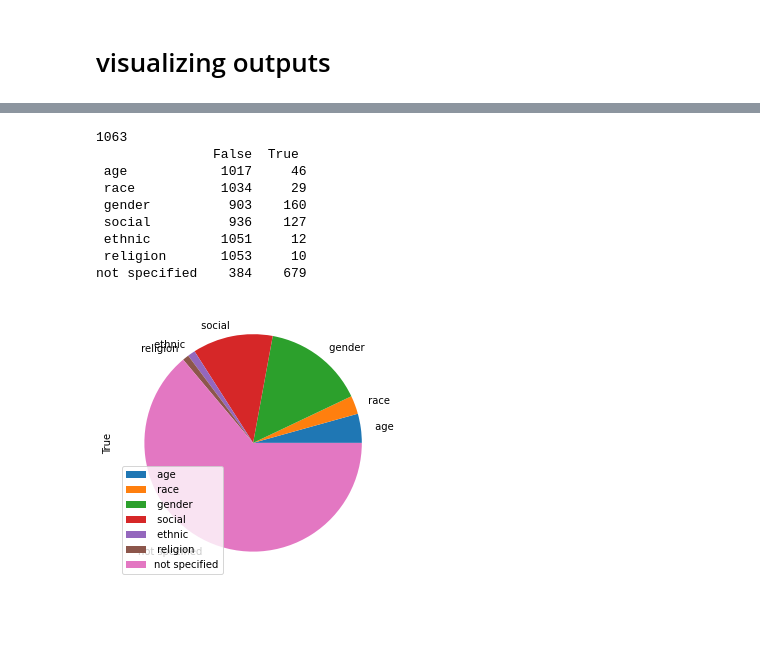
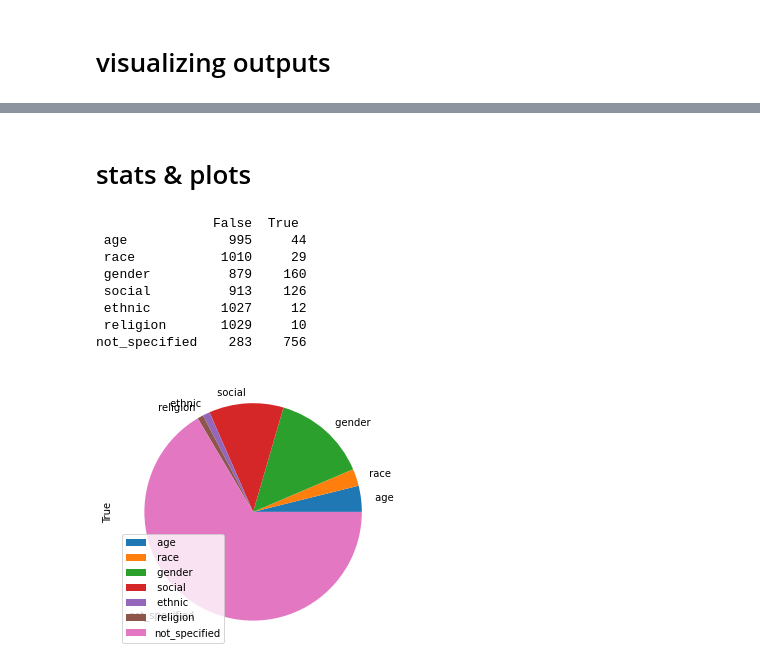
Before and after one commit to ninell-oldenburg/acl-anthology-keyword-search, a Jupyter notebook: acl-anthology-keyword-search.ipynb, the cells around one changed output, grey strips where cells are left out. Cells and saved outputs as stored; diff of their text form; code cells hidden in the pictures; blank space fills up the shorter version.

```diff
--- a/acl-anthology-keyword-search.ipynb
+++ b/acl-anthology-keyword-search.ipynb
@@ -219,3 +228,5 @@ make_kmeans_plot(df)
+# %% [markdown]
+# stats & plots
 # %%
 # hand crafted bias list (feel free to change)
 bias_list = [' age', ' race', ' gender', ' social', ' ethnic', ' religion']
@@ -232,30 +250,26 @@ def count_biases(this_df, bias_list=bias_list):
     for i in bias_list:
         counts.append(this_df[i].value_counts())
 
+    counts.append(this_df['not_specified'].value_counts())
+
     return counts
-
-counts = count_biases(df)
-df_counts = pd.concat(counts, axis=1)
-df_counts = df_counts.transpose()
-trues = df_counts[True].sum()
-print(len(df.index))
-temp = pd.DataFrame({False: trues, True: len(df.index)-trues}, index=['not specified'])
-df_counts = pd.concat([df_counts, temp])
-print(df_counts)
-# %% [output]
-1063
-               False  True
- age            1017     46
- race           1034     29
- gender          903    160
- social          936    127
- ethnic         1051     12
- religion       1053     10
-not specified    384    679
 # %%
-df_counts.plot.pie(y=True, figsize=(5, 5));
+def plot_counts(this_df):
+    df_counts = pd.concat(count_biases(this_df), axis=1).transpose()
+    print(df_counts)
+    df_counts.plot.pie(y=True, figsize=(5, 5));
+
+plot_counts(df)
 # %% [output]
+               False  True
+ age             995     44
+ race           1010     29
+ gender          879    160
+ social          913    126
+ ethnic         1027     12
+ religion       1029     10
+not_specified    283    756
-[figure, old version]
+[figure, new version]
 # %%
 # cluster per bias
 def clust_per_bias_plot(this_df, bias_list=bias_list):
```
Also changed, not shown: parts of 25 cells of this notebook.
